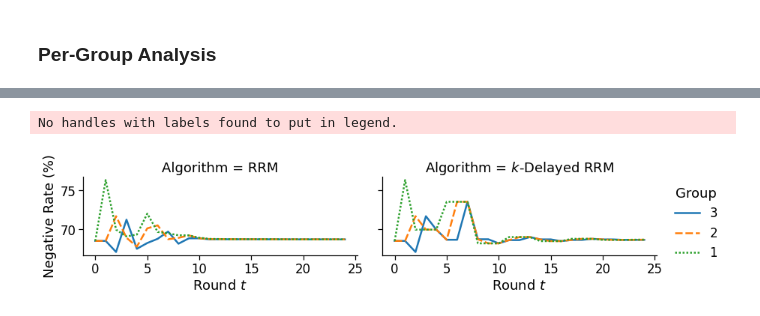
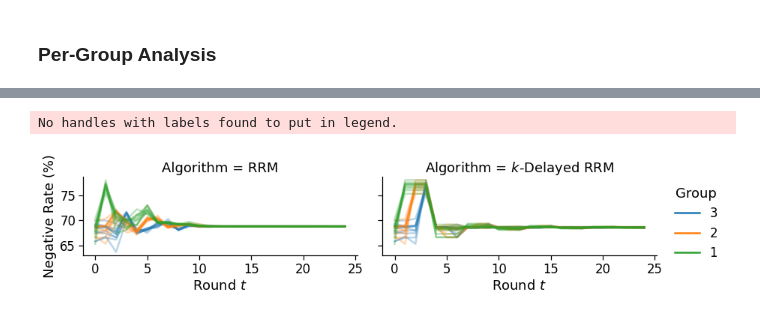
Before and after one commit to shlomihod/performative-prediction-stateful-world, a Jupyter notebook: performative_prediction-groups-respond-slowly.ipynb, the cells around one changed output, grey strips where cells are left out. Cells and saved outputs as stored; diff of their text form; code cells hidden in the pictures.

```diff
--- a/performative_prediction-groups-respond-slowly.ipynb
+++ b/performative_prediction-groups-respond-slowly.ipynb
@@ -172,8 +175,13 @@ def repeated_risk_minimization(epsilon, num_groups, num_steps, is_delayed, rando
     update_start_stats_inplace(observations, theta, l2_penalty,
                                    loss_start, acc_start, loss_groups_start, acc_groups_start,
                                    fpr_groups_start, nr_groups_start)
+    # step  act log RRM   DRRM
+    # 0           X   T     T
+    # 1       S   X   T
+    # 2       S   X   T
+    # 3       S   X   T     T
 
-    for step in trange(num_steps):
+    for step in trange(1, num_steps + 1):
 
         # Update the latest group
         # and shift backward
@@ -192,6 +200,8 @@ def repeated_risk_minimization(epsilon, num_groups, num_steps, is_delayed, rando
             # Learn a new model on the induced distribution
             theta_new = utils.fit_logistic_regression(features_start, labels, l2_penalty,
                                                       theta_init=np.copy(theta))
+        else:
+            theta_new = theta
 
         # Evaluate loss and accuracy on the strategic distribution after training
         loss_end.append(
@@ -323,16 +310,18 @@ Running retraining for num_groups 3 epsilon 75.00
 # %%
 def create_long_df(tg, col, as_str=('epsilon', 'num_groups'), with_group=False, is_training_step=False):
+    step_selctor = lambda seq, num_groups : seq[(num_groups-1)::num_groups] if is_training_step else seq
+
     if not with_group:
         df = pd.DataFrame([{col: val, 'step': step, 'epsilon': epsilon, 'num_groups': num_groups}
                              for num_groups, d_eps_gap in tg.items()
                              for epsilon, gaps in d_eps_gap.items()
-                             for step, val in enumerate(gaps[::num_groups if is_training_step else 1])])
+                             for step, val in enumerate(step_selctor(gaps, num_groups))])
     else:
         df = pd.DataFrame([{col: val, 'step': step, 'epsilon': epsilon, 'group_num': num_groups-group_num, 'num_groups': num_groups}
                              for num_groups, d_eps_grp_gap in tg.items()
                              for epsilon, d_grp_gaps in d_eps_grp_gap.items()
                              for step, gaps in enumerate(d_grp_gaps)
-                             for group_num, val in enumerate(gaps[::num_groups if is_training_step else 1])])
+                             for group_num, val in enumerate(step_selctor(gaps, num_groups))])
 
     for c in as_str:
         df[c] = df[c].astype(str)
@@ -521,3 +512,5 @@ def plot_nr_group(random_init=False):
     plt.legend(loc='center left', bbox_to_anchor=(1.15, 0.5), frameon=False)
     plt.tight_layout()
     plt.savefig(f'./figures/pergroup-nr-start-{random_init}.png', dpi=300)
+
+    return nr_group_start_data
@@ -524,5 +522,5 @@ def plot_nr_group(random_init=False):
 # %%
-plot_nr_group(False)
+plot_nr_group(True);
 # %% [output]
 No handles with labels found to put in legend.
-[figure, old version]
+[figure, new version]
```
Also changed, not shown: parts of 11 cells of this notebook, 7 other files.
